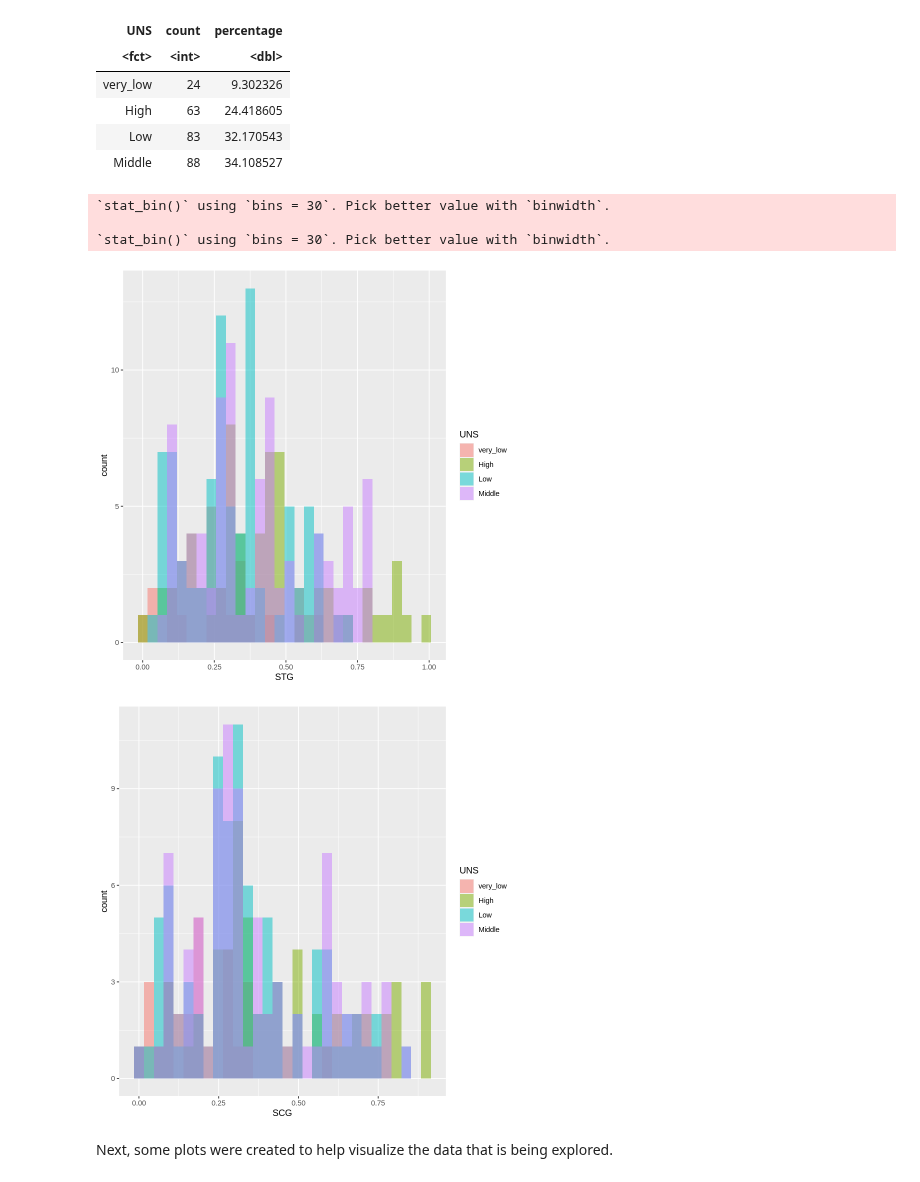
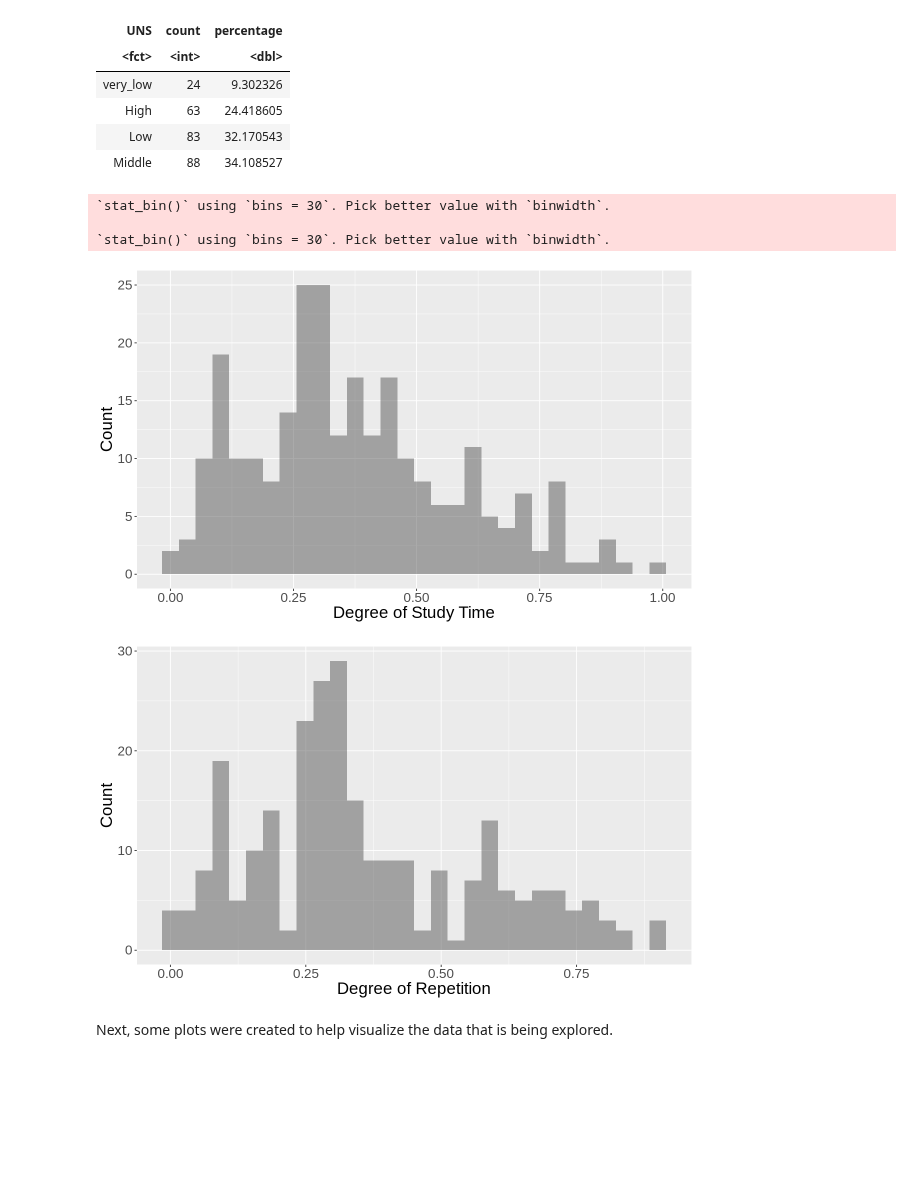
Before and after one commit to sanyad02/group-project-38, a Jupyter notebook: project.ipynb, the cells around one changed output. Drawn from its saved outputs; the diff is of its cells as text; code cells hidden in the pictures; blank space fills up the shorter version.

Commit message:
STG and SCG Hist Graph

```diff
--- a/project.ipynb
+++ b/project.ipynb
@@ -22,12 +22,12 @@ library(readxl)
 # %% [markdown]
 Now we need to read in the required data, and wrangle it into a usable format. To do this, we need to first only read the first six columns, as the later columns are explanations of what the variable are and aren't actual data entries themselves. Also we only wish to use the training data
 # %%
-knowledge_data_df <- read_excel("data/uns_datatable.xls", sheet = "Training_Data", range = cell_cols("A:F"))
+knowledge <- read_excel("data/uns_datatable.xls", sheet = "Training_Data", range = cell_cols("A:F"))
 # %% [markdown]
 To further wrangle our data into a usable format, we wish to convert the last row, with only a limited number of possible options, to a factor.
 # %%
-knowledge_data_df <- mutate(knowledge_data_df, UNS = as_factor(UNS))
-knowledge_data_df
+knowledge <- mutate(knowledge_data_df, UNS = as_factor(UNS))
+knowledge
 # %% [output]
 A tibble: 258 × 6
 | STG | SCG | STR | LPR | PEG | UNS |
@@ -87,22 +87,29 @@ A tibble: 4 × 3
 | Low | 83 | 32.170543 |
 | Middle | 88 | 34.108527 |
 # %%
-
-STG_hist <- ggplot(knowledge, aes(x = STG, fill = UNS)) +
-  geom_histogram(alpha = 0.5, position = "identity")
+options(repr.plot.width = 10, repr.plot.height = 6)
+STG_hist <- ggplot(knowledge, aes(x = STG)) +
+    geom_histogram(alpha = 0.5, position = "identity") +
+    labs(x = "Degree of Study Time",
+    y = "Count") +
+  theme(text = element_text(size = 20))
 
 STG_hist
 
-SCG_hist <- ggplot(knowledge, aes(x = SCG, fill = UNS)) +
-  geom_histogram(alpha = 0.5, position = "identity")
+options(repr.plot.width = 10, repr.plot.height = 6)
+SCG_hist <- ggplot(knowledge, aes(x = SCG)) +
+    geom_histogram(alpha = 0.5, position = "identity") +
+    labs(x = "Degree of Repetition",
+    y = "Count") +
+    theme(text = element_text(size = 20))
 
 SCG_hist
 # %% [output]
 `stat_bin()` using `bins = 30`. Pick better value with `binwidth`.
 
 `stat_bin()` using `bins = 30`. Pick better value with `binwidth`.
-[figure, old version]
+[figure, new version]
-[figure, old version]
+[figure, new version]
 # %% [markdown]
 Next, some plots were created to help visualize the data that is being explored.
 # %% [markdown]
```
Also changed, not shown: parts of 1 cell of this notebook.
